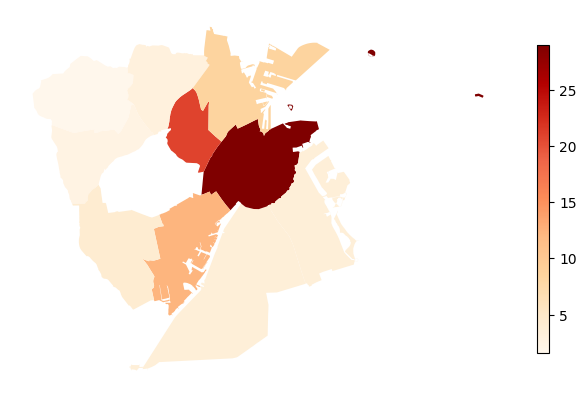
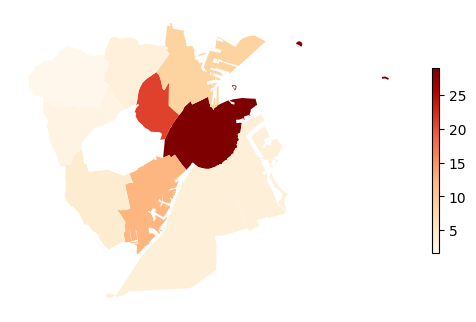
Code edit (unified diff) that turned the first committed figure into the second:
--- before
+++ after
@@ -1,4 +1,3 @@
 ax = admin_boundaries_districts.plot(
-    figsize=(8,8),
     column="cafes_per_km2",
     legend=True,
@@ -10,2 +9,3 @@
 )
 ax.set_axis_off()
+plt.savefig(r"..\docs\number_cafes.png")

Commit: Save maps to files and format table